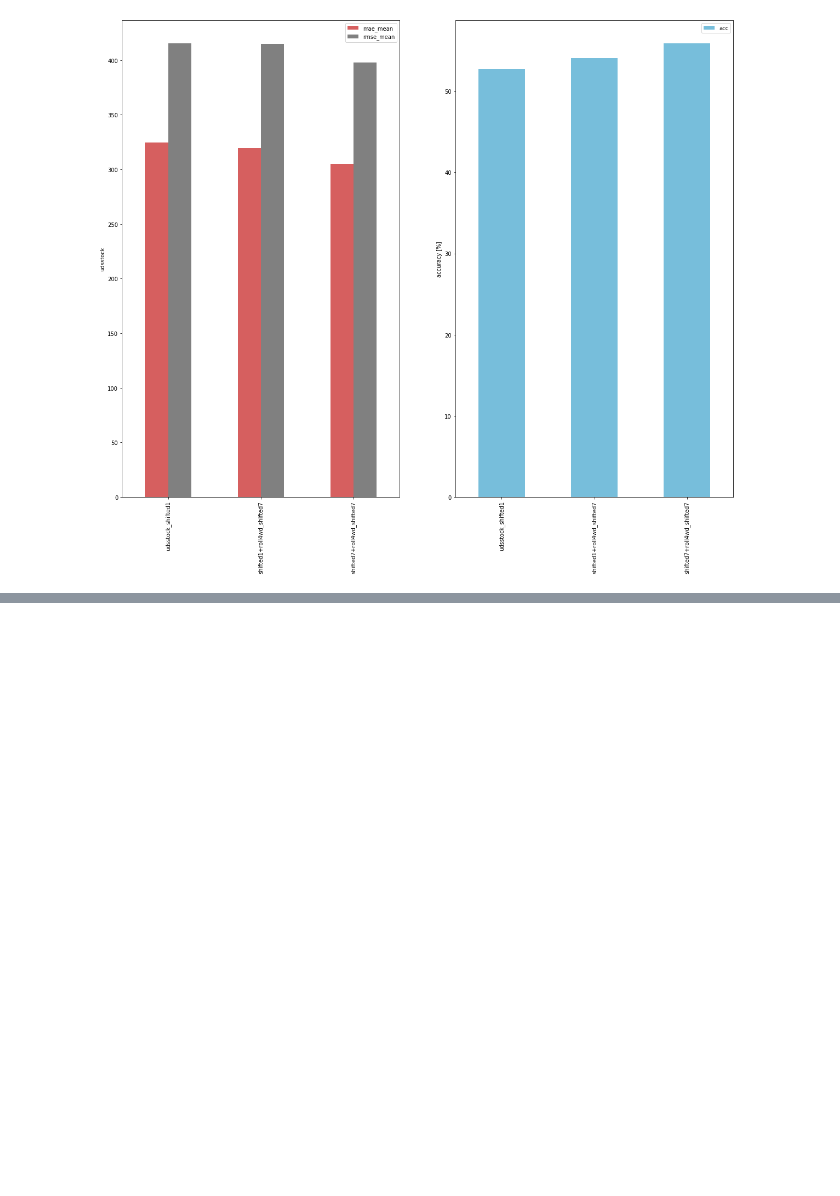
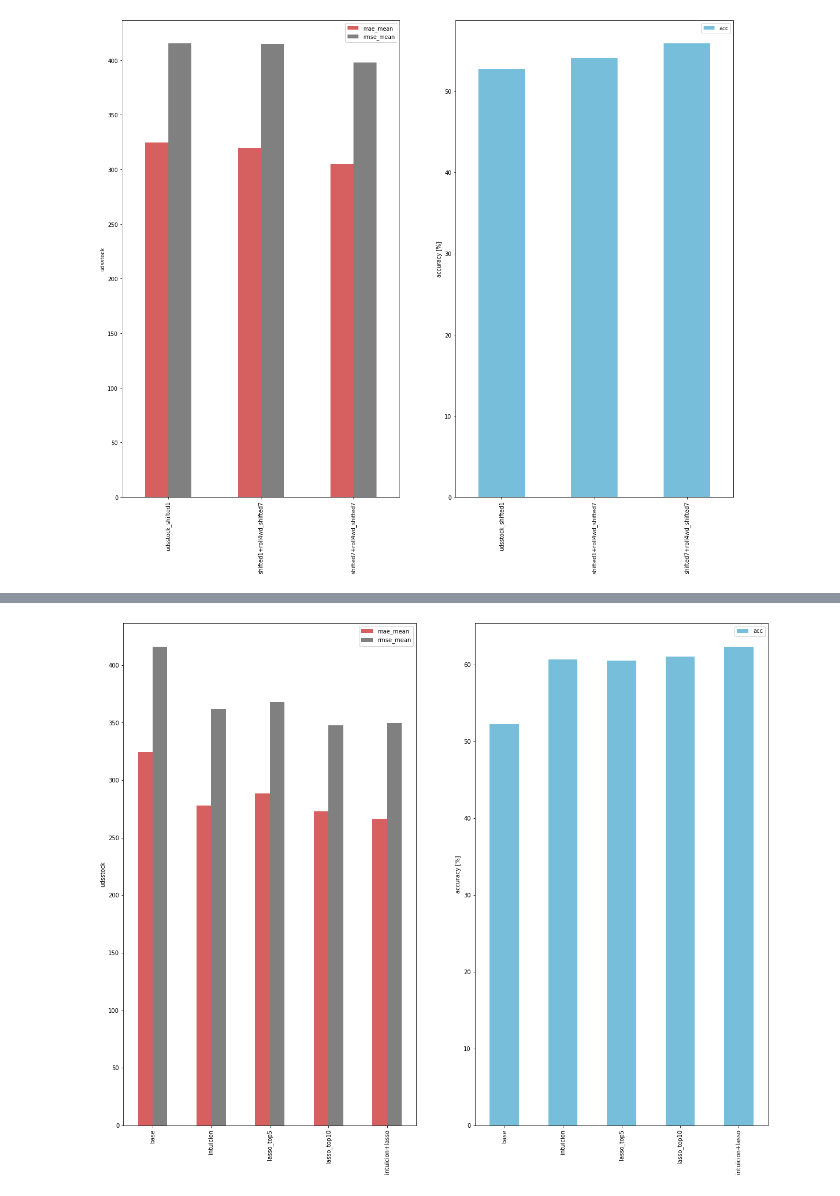
Before and after one commit to PLombao/TFM_StockForecast, a Jupyter notebook: notebooks/EDA_Features_Stock.ipynb, the cells around one changed output, grey strips where cells are left out. Saved outputs shown, nothing was run; the diff lists cells and outputs as text; code cells hidden in the pictures; blank space fills up the shorter version.

```diff
--- a/notebooks/EDA_Features_Stock.ipynb
+++ b/notebooks/EDA_Features_Stock.ipynb
@@ -572,0 +850,27 @@ plt.savefig("reports/features/all_features.png")
+# %%
+features = {"base":["fecha", 'producto','udsprevisionempresa','udsventa_shifted1', "udsstock", "udsstock_shifted1"],
+            "intuicion" : ['fecha', 'producto', 'udsstock', 'udsprevisionempresa',
+                                           'promo', 'festivo', 'weekday',
+                                           'working_day', 'is_august', 'spring',
+                                           'summer', 'autumn', 'winter',
+                                           'udsprevisionempresa_shifted-1',
+                                            'udsstock_shifted7', 'roll4wd_udsstock_shifted7',
+                                           ],
+            "lasso_top5": ["producto","fecha","udsstock"] + features_rank.iloc[:5].features.tolist(),
+             "lasso_top10": ["producto","fecha","udsstock"] + features_rank.iloc[:10].features.tolist(),
+            "intuicion+lasso" : ['fecha', 'producto', 'udsstock', 'roll4wd_udsprevisionempresa',
+                                            'working_day', 'month', "quarter","weekofyear",
+                                           'summer', 'autumn', 'winter',"cos_weekday","sin_weekday",
+                                           'udsprevisionempresa_shifted-1','udsprevisionempresa_shifted-6',
+                                            'udsstock_shifted7', 'roll4wd_udsstock_shifted7',
+                                           ],
+
+           }
+
+all_metrics = []
+for feature in list(features):
+
+    metrics, _ = train(main_df, "30", features[feature])
+    metrics["model"] = feature
+    all_metrics.append(metrics)
+all_metrics
@@ -573 +1067,16 @@ plt.savefig("reports/features/all_features.png")
+# %%
+met = pd.DataFrame(all_metrics).set_index("model")
+met["acc"] = 100 - met["mape_mean"]
+fig, axes = plt.subplots(nrows=1, ncols=2)
+met[["mae_mean","rmse_mean"]].plot(figsize=(20,16),ax=axes[0], kind='bar', color=["#D65F5F", "grey"])
+axes[0].set_ylabel("udsstock")
+axes[0].set_xlabel("")
+met[["acc"]].plot(figsize=(20,16),ax=axes[1], kind='bar', color=["#77BEDB"])
+axes[1].set_ylabel("accuracy [%]")
+axes[1].set_xlabel("")
+
+
+plt.savefig("reports/features/all_features30.png")
+# %% [output]
+[figure, added]
 # %%
```
Also changed, not shown: parts of 13 cells of this notebook, 7 other files.
